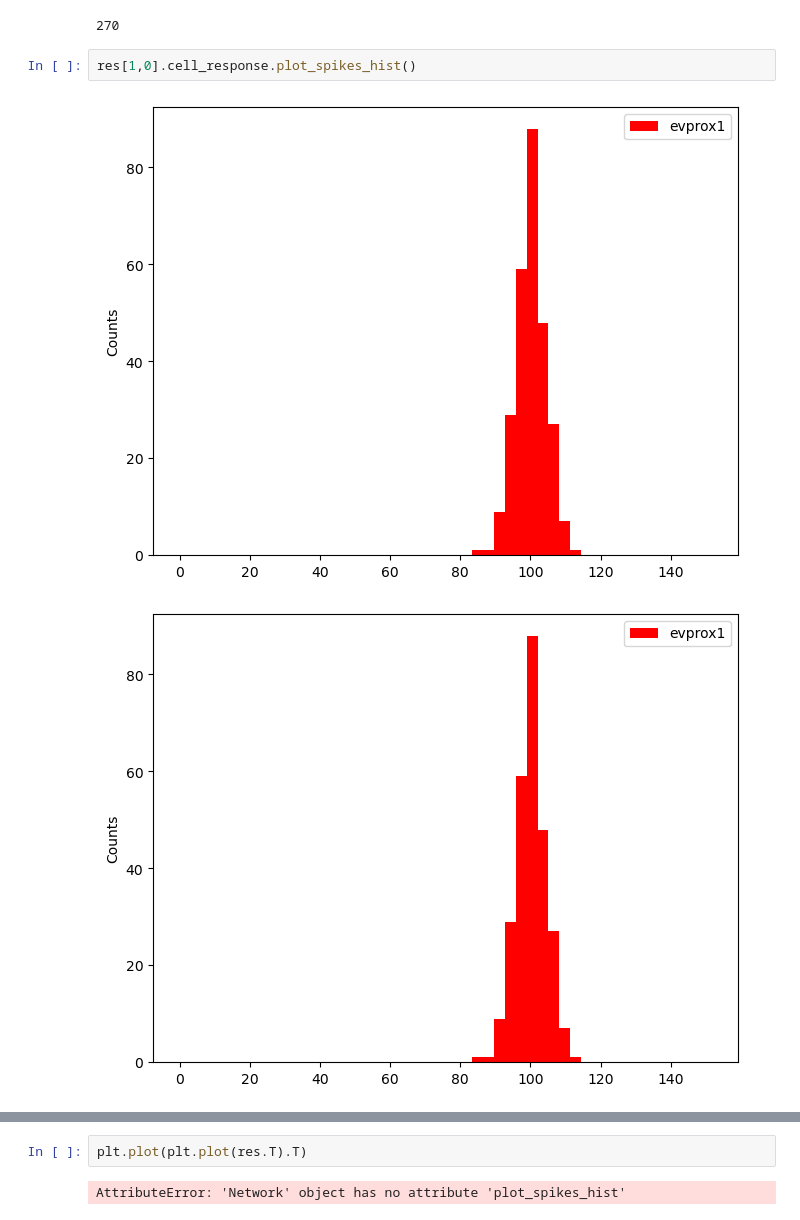
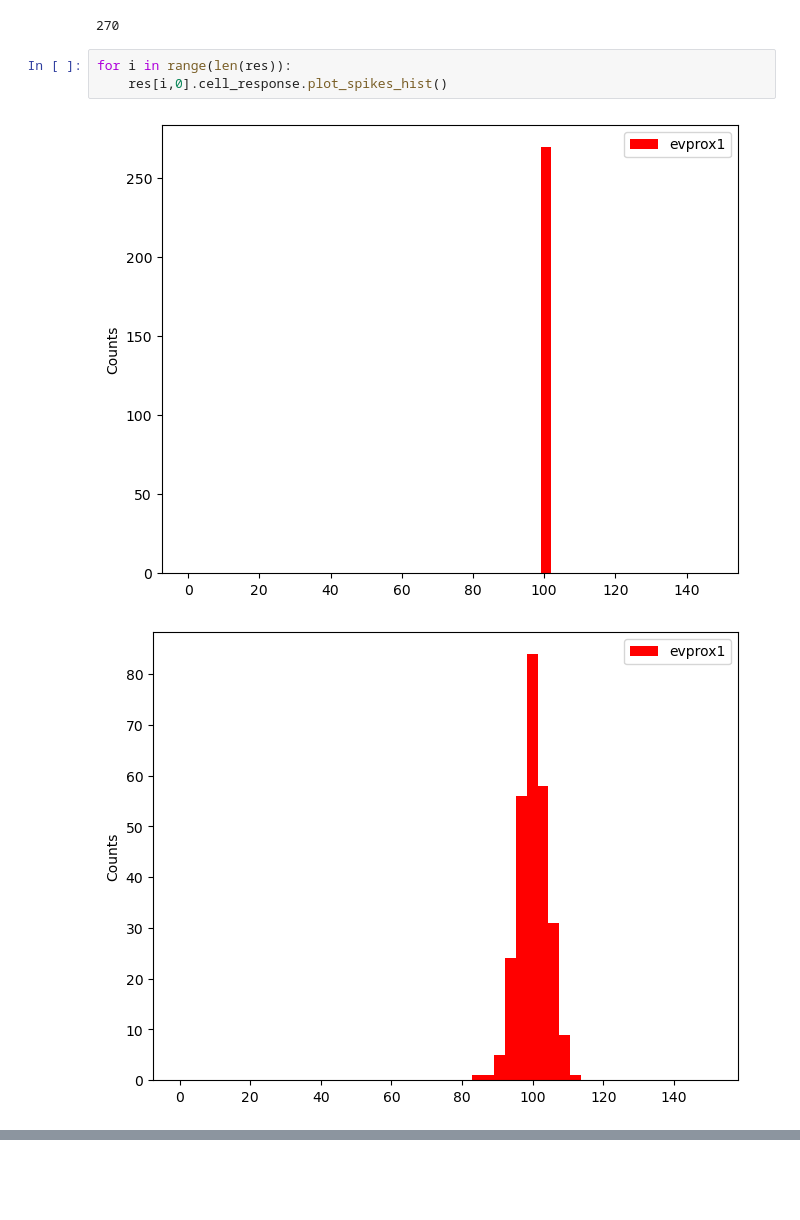
Before and after one commit to tianqi-cheng/hnn_bayes, a Jupyter notebook: hnn_sbi.ipynb, the cells around one changed output, grey strips where cells are left out. Drawn from its saved outputs; the diff is of its cells as text; blank space fills up the shorter version.

```diff
--- a/hnn_sbi.ipynb
+++ b/hnn_sbi.ipynb
@@ -80,7 +93,8 @@ np.sum(mask)
 # %% [output]
 270
 # %%
-res[1,0].cell_response.plot_spikes_hist()
+for i in range(len(res)):
+    res[i,0].cell_response.plot_spikes_hist()
 # %% [output]
-[figure, old version]
+[figure, new version]
-[figure, old version]
+[figure, new version]
@@ -104,4 +106,0 @@ Trial 1: 160.0 ms...
-# %%
-plt.plot(plt.plot(res.T).T)
-# %% [output]
-AttributeError: 'Network' object has no attribute 'plot_spikes_hist'
```
Also changed, not shown: parts of 9 cells of this notebook.
